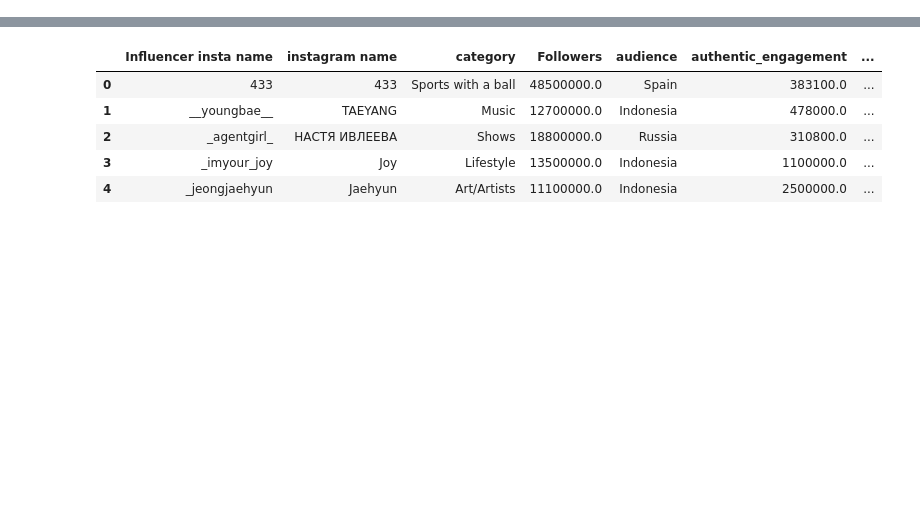
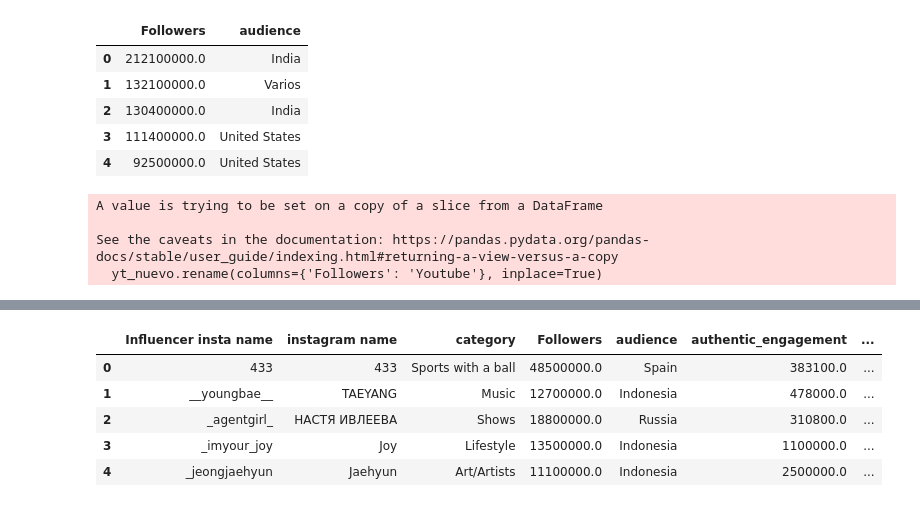
Before and after one commit to DLRomero/influencers, a Jupyter notebook: uniones.ipynb, the cells around one changed output, grey strips where cells are left out. Saved outputs shown, nothing was run; the diff lists cells and outputs as text; code cells hidden in the pictures; blank space fills up the shorter version.

```diff
--- a/uniones.ipynb
+++ b/uniones.ipynb
@@ -50,3 +50,20 @@ yt.head()
 | 4 | MrBeast6000 | MrBeast | Video games | United States | 92500000.0 | 30600000.0 | 1700000.0 | Youtube |
 # %%
 yt.rename(columns={'Audience Country': 'audience'}, inplace=True)
+# %%
+yt_nuevo= yt[['Followers', 'audience']]
+yt_nuevo.head()
+# %% [output]
+|  | Followers | audience |
+| 0 | 212100000.0 | India |
+| 1 | 132100000.0 | Varios |
+| 2 | 130400000.0 | India |
+| 3 | 111400000.0 | United States |
+| 4 | 92500000.0 | United States |
+# %%
+yt_nuevo.rename(columns={'Followers': 'Youtube'}, inplace=True)
+# %% [output]
+A value is trying to be set on a copy of a slice from a DataFrame
+
+See the caveats in the documentation: https://pandas.pydata.org/pandas-docs/stable/user_guide/indexing.html#returning-a-view-versus-a-copy
+  yt_nuevo.rename(columns={'Followers': 'Youtube'}, inplace=True)
```
Also changed, not shown: parts of 9 cells of this notebook, 1 other file.
